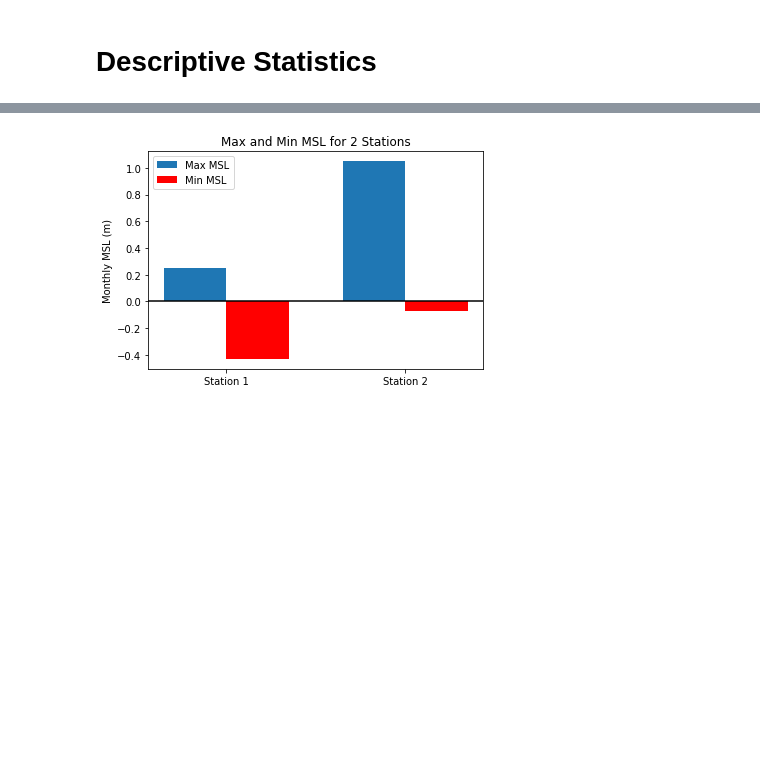
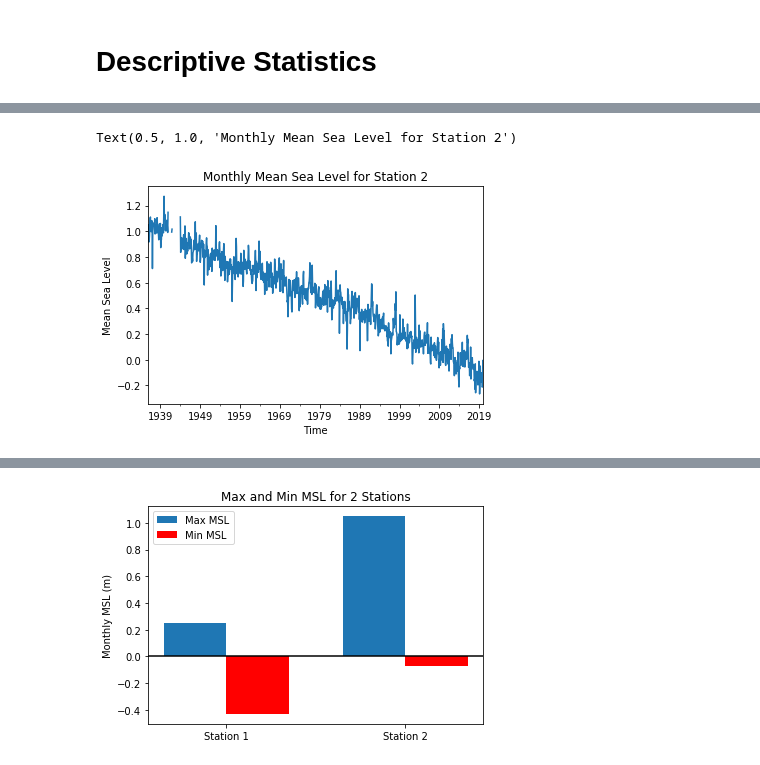
Before and after one commit to avnika16/EAPS651Project, a Jupyter notebook: DataQualityChecking-checkpoint.ipynb, the cells around one changed output, grey strips where cells are left out. Saved outputs shown, nothing was run; the diff lists cells and outputs as text; code cells hidden in the pictures; blank space fills up the shorter version.

```diff
--- a/DataQualityChecking-checkpoint.ipynb
+++ b/DataQualityChecking-checkpoint.ipynb
@@ -8,0 +17,3 @@ import pmdarima as pm
+# %%
+f2= input("Enter Station 2 file name: ") #Alaska- 9452210_meantrend.csv
+print('Your file: ' + f2)
@@ -333,0 +292,4 @@ Lowest average mean sea level for 12 months is -0.20175
+# %%
+#Reading and Displaying data
+alaskadata= pd.read_csv(f2, index_col=False)
+alaskadata
@@ -333,0 +316,9 @@ Lowest average mean sea level for 12 months is -0.20175
+# %%
+#Plotting time series object
+ax= TSMSL.plot()
+ax.set_xlabel('Time')
+ax.set_ylabel('Mean Sea Level')
+ax.set_title('Monthly Mean Sea Level for Station 2')
+# %% [output]
+Text(0.5, 1.0, 'Monthly Mean Sea Level for Station 2')
+[figure, added]
```
Also changed, not shown: parts of 39 cells of this notebook.
